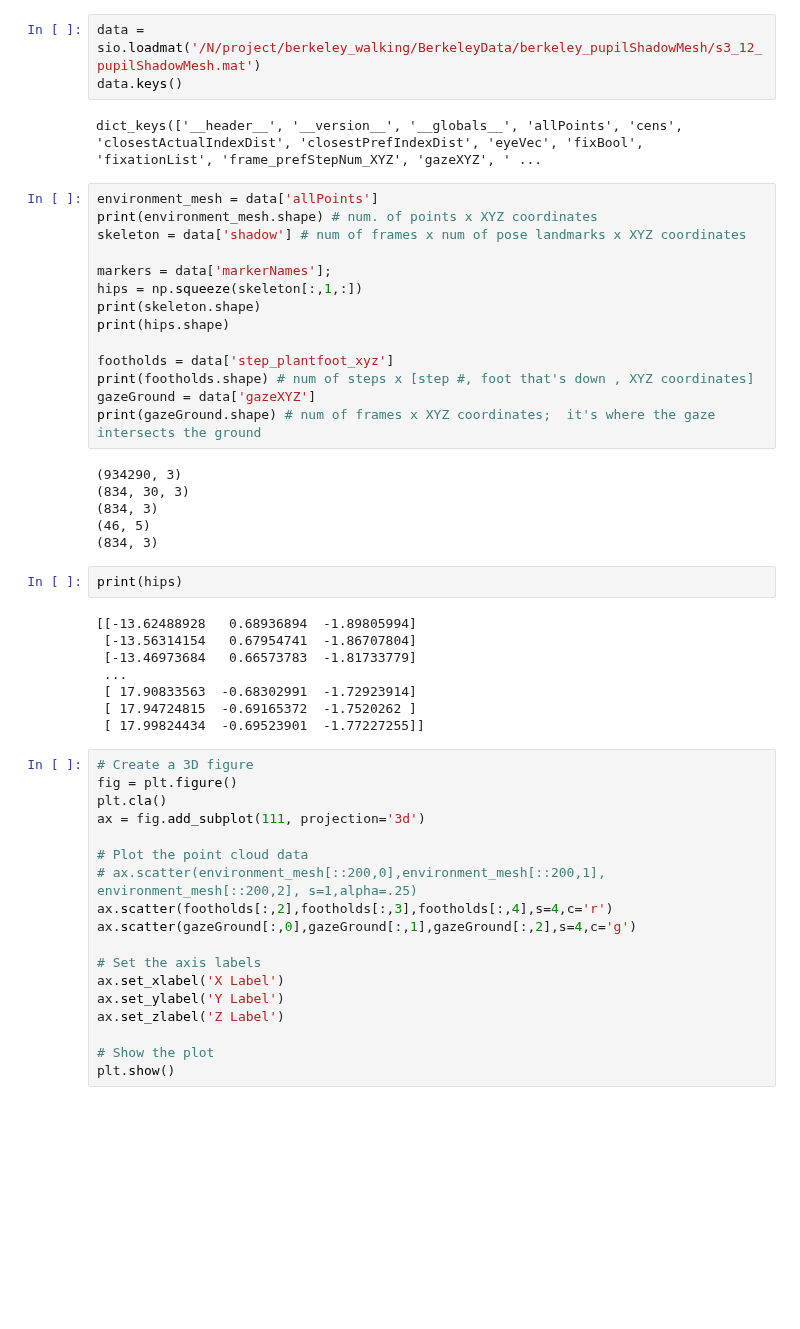
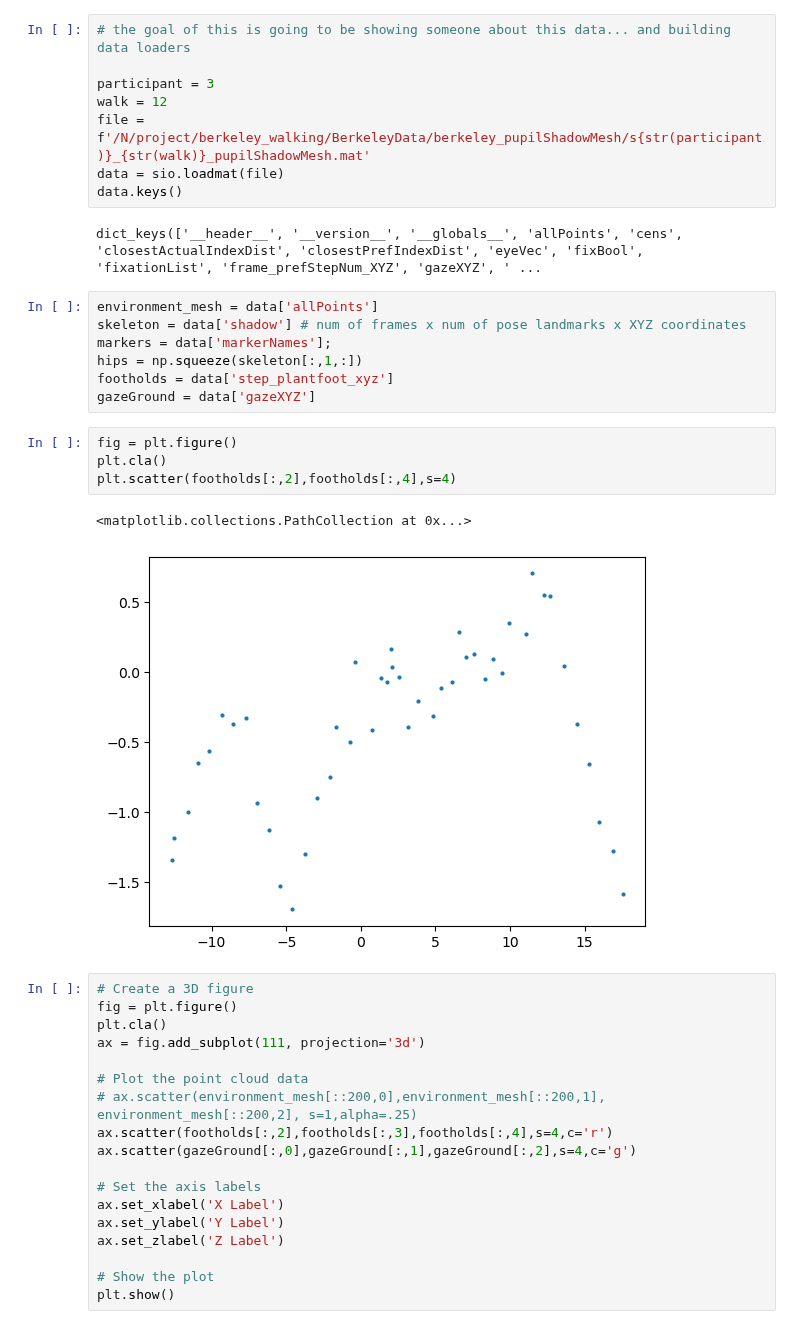
Before and after one commit to BonnenLab/visualize-skelly-laser-environment, a Jupyter notebook: getting-started.ipynb, the cells around one changed output. Drawn from its saved outputs; the diff is of its cells as text; blank space fills up the shorter version.

Commit message:
starting to build data loaders

```diff
--- a/getting-started.ipynb
+++ b/getting-started.ipynb
@@ -8,40 +8,29 @@ from scipy.spatial.distance import cdist
 from mpl_toolkits.mplot3d import Axes3D
 import pyvista as pv
 # %%
-data = sio.loadmat('/N/project/berkeley_walking/BerkeleyData/berkeley_pupilShadowMesh/s3_12_pupilShadowMesh.mat')
+# the goal of this is going to be showing someone about this data... and building data loaders
+
+participant = 3
+walk = 12
+file = f'/N/project/berkeley_walking/BerkeleyData/berkeley_pupilShadowMesh/s{str(participant)}_{str(walk)}_pupilShadowMesh.mat'
+data = sio.loadmat(file)
 data.keys()
 # %% [output]
 dict_keys(['__header__', '__version__', '__globals__', 'allPoints', 'cens', 'closestActualIndexDist', 'closestPrefIndexDist', 'eyeVec', 'fixBool', 'fixationList', 'frame_prefStepNum_XYZ', 'gazeXYZ', ' ...
 # %%
 environment_mesh = data['allPoints']
-print(environment_mesh.shape) # num. of points x XYZ coordinates
 skeleton = data['shadow'] # num of frames x num of pose landmarks x XYZ coordinates
-
 markers = data['markerNames'];
 hips = np.squeeze(skeleton[:,1,:])
-print(skeleton.shape)
-print(hips.shape)
-
 footholds = data['step_plantfoot_xyz']
-print(footholds.shape) # num of steps x [step #, foot that's down , XYZ coordinates]
 gazeGround = data['gazeXYZ']
-print(gazeGround.shape) # num of frames x XYZ coordinates;  it's where the gaze intersects the ground
-# %% [output]
-(934290, 3)
-(834, 30, 3)
-(834, 3)
-(46, 5)
-(834, 3)
 # %%
-print(hips)
+fig = plt.figure()
+plt.cla()
+plt.scatter(footholds[:,2],footholds[:,4],s=4)
 # %% [output]
-[[-13.62488928   0.68936894  -1.89805994]
- [-13.56314154   0.67954741  -1.86707804]
- [-13.46973684   0.66573783  -1.81733779]
- ...
- [ 17.90833563  -0.68302991  -1.72923914]
- [ 17.94724815  -0.69165372  -1.7520262 ]
- [ 17.99824434  -0.69523901  -1.77227255]]
+<matplotlib.collections.PathCollection at 0x...>
+[figure, added]
 # %%
 # Create a 3D figure
 fig = plt.figure()
```
Also changed, not shown: parts of 2 cells of this notebook.
